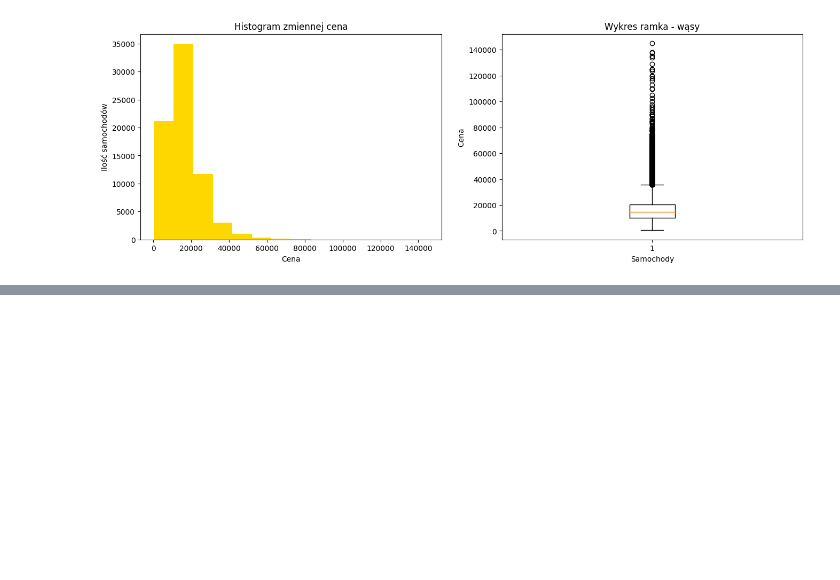
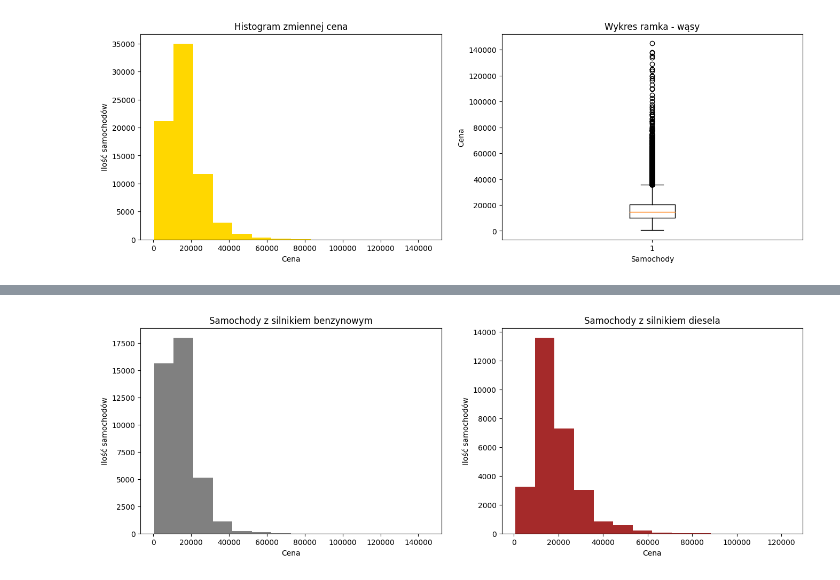
Before and after one commit to NotMatque/stat-project, a Jupyter notebook: Untitled0.ipynb, the cells around one changed output, grey strips where cells are left out. Saved outputs shown, nothing was run; the diff lists cells and outputs as text; code cells hidden in the pictures; blank space fills up the shorter version.

```diff
--- a/Untitled0.ipynb
+++ b/Untitled0.ipynb
@@ -119,0 +133,16 @@ plt.show()
+# %%
+fig, axes = plt.subplots(nrows = 1, ncols = 2, figsize = (16,5))
+
+axes[0].set_title('Samochody z silnikiem benzynowym')
+axes[0].hist(data.loc[data['fuelType'] == 'Petrol', 'price'], bins = 14, color = 'Grey')
+axes[0].set_xlabel('Cena')
+axes[0].set_ylabel('Ilość samochodów')
+
+axes[1].set_title('Samochody z silnikiem diesela')
+axes[1].hist(data.loc[data['fuelType'] == 'Diesel', 'price'], bins = 14, color = 'Brown')
+axes[1].set_xlabel('Cena')
+axes[1].set_ylabel('Ilość samochodów')
+
+plt.show()
+# %% [output]
+[figure, added]
```
Also changed, not shown: parts of 4 cells of this notebook.
